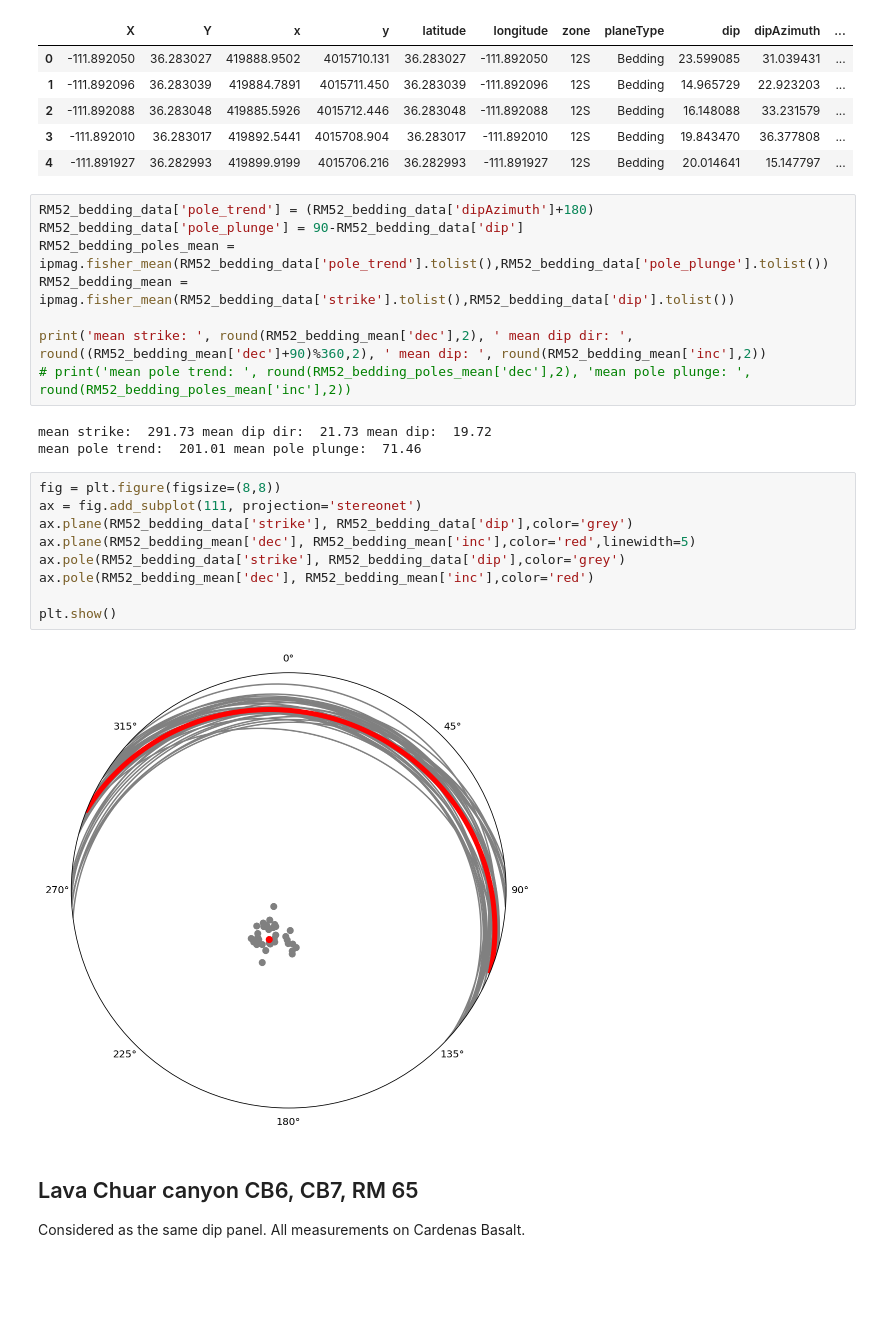
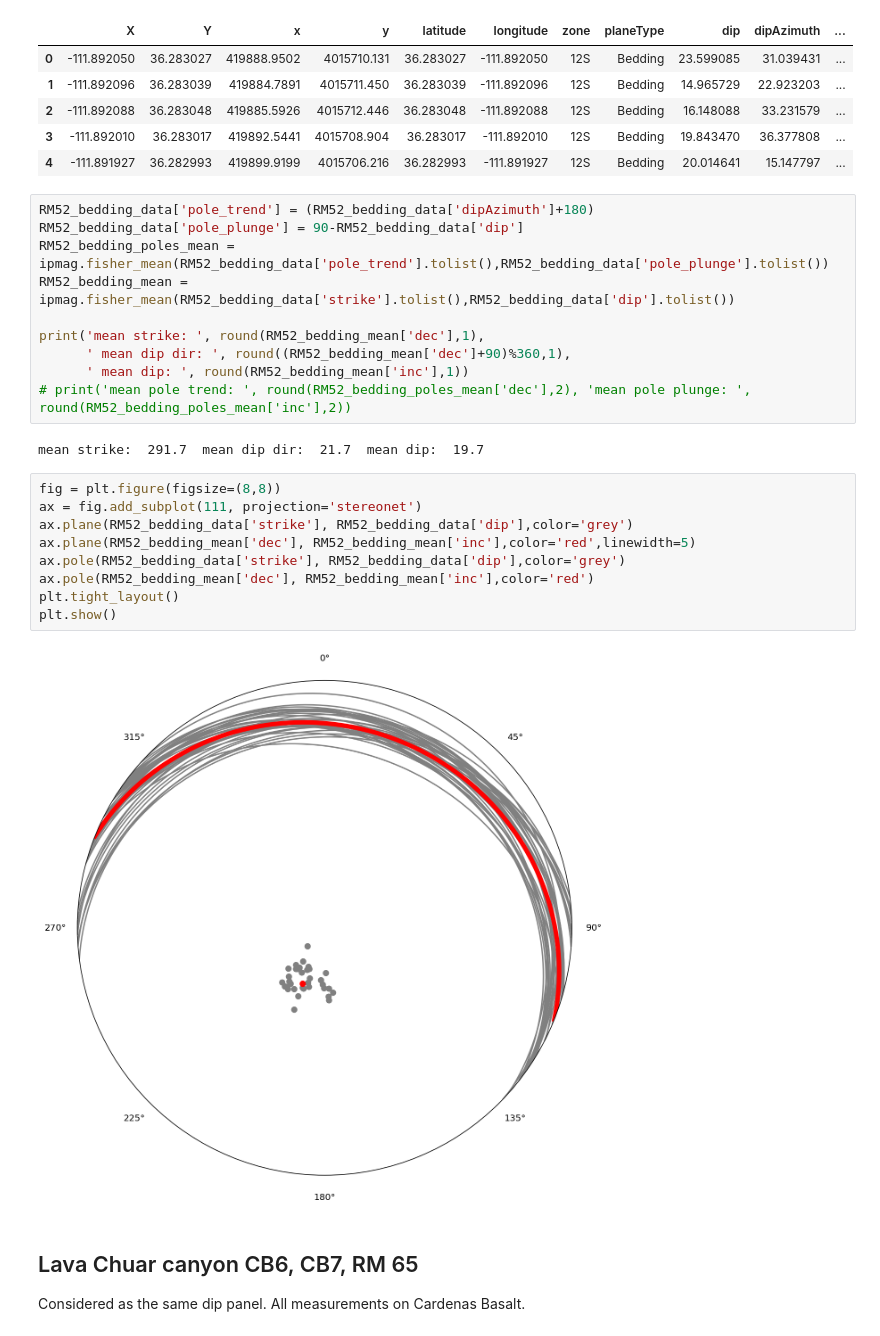
Before and after one commit to Swanson-Hysell-Group/2024_SWLLIP, a Jupyter notebook: code/Grand_Canyon_orientations.ipynb, the cells around one changed output. Cells and saved outputs as stored; diff of their text form; blank space fills up the shorter version.

```diff
--- a/code/Grand_Canyon_orientations.ipynb
+++ b/code/Grand_Canyon_orientations.ipynb
@@ -34,22 +48,23 @@ RM52_bedding_data['pole_plunge'] = 90-RM52_bedding_data['dip']
 RM52_bedding_poles_mean = ipmag.fisher_mean(RM52_bedding_data['pole_trend'].tolist(),RM52_bedding_data['pole_plunge'].tolist())
 RM52_bedding_mean = ipmag.fisher_mean(RM52_bedding_data['strike'].tolist(),RM52_bedding_data['dip'].tolist())
 
-print('mean strike: ', round(RM52_bedding_mean['dec'],2), ' mean dip dir: ', round((RM52_bedding_mean['dec']+90)%360,2), ' mean dip: ', round(RM52_bedding_mean['inc'],2))
+print('mean strike: ', round(RM52_bedding_mean['dec'],1),
+      ' mean dip dir: ', round((RM52_bedding_mean['dec']+90)%360,1),
+      ' mean dip: ', round(RM52_bedding_mean['inc'],1))
 # print('mean pole trend: ', round(RM52_bedding_poles_mean['dec'],2), 'mean pole plunge: ', round(RM52_bedding_poles_mean['inc'],2))
 # %% [output]
-mean strike:  291.73 mean dip dir:  21.73 mean dip:  19.72
-mean pole trend:  201.01 mean pole plunge:  71.46
+mean strike:  291.7  mean dip dir:  21.7  mean dip:  19.7
 # %%
 fig = plt.figure(figsize=(8,8))
 ax = fig.add_subplot(111, projection='stereonet')
 ax.plane(RM52_bedding_data['strike'], RM52_bedding_data['dip'],color='grey')
 ax.plane(RM52_bedding_mean['dec'], RM52_bedding_mean['inc'],color='red',linewidth=5)
 ax.pole(RM52_bedding_data['strike'], RM52_bedding_data['dip'],color='grey')
 ax.pole(RM52_bedding_mean['dec'], RM52_bedding_mean['inc'],color='red')
-
+plt.tight_layout()
 plt.show()
 # %% [output]
-[figure, old version]
+[figure, new version]
 # %% [markdown]
 ## Lava Chuar canyon CB6, CB7, RM 65
 
```
Also changed, not shown: parts of 20 cells of this notebook.
